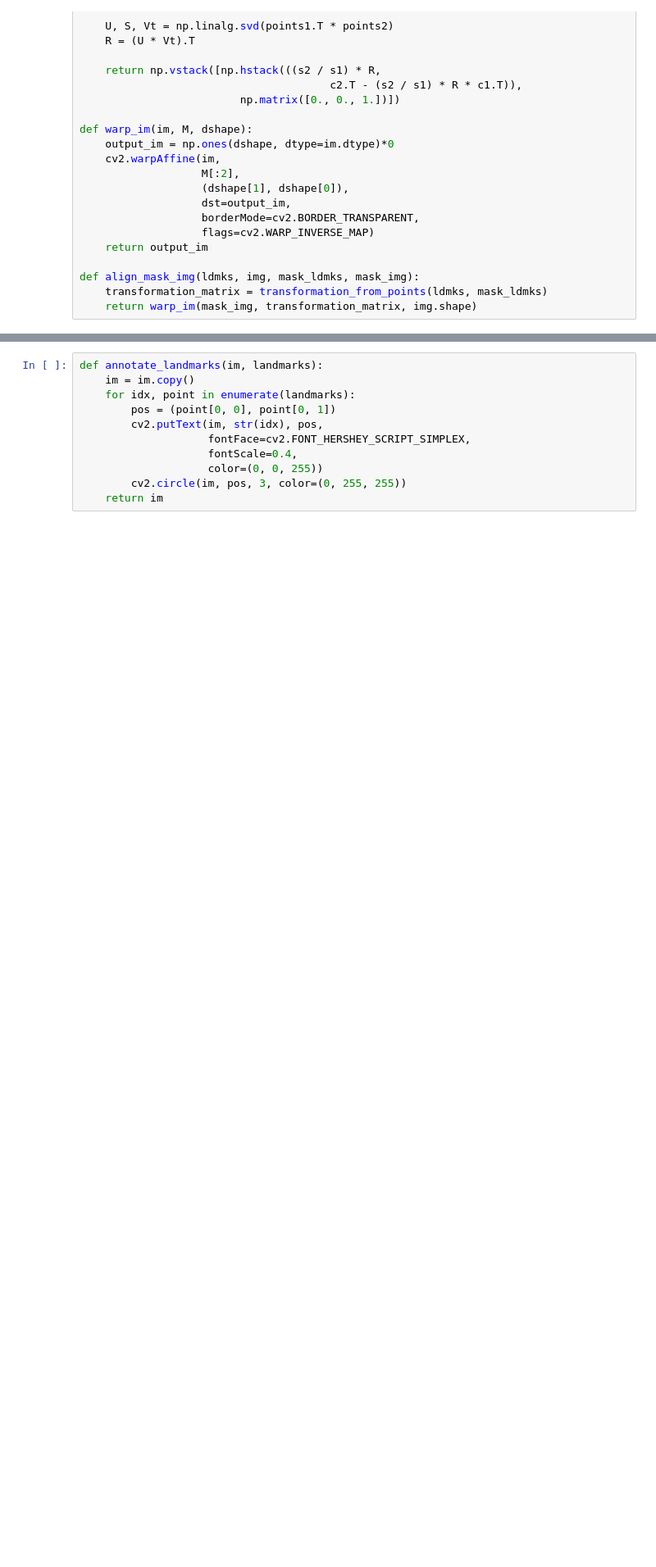
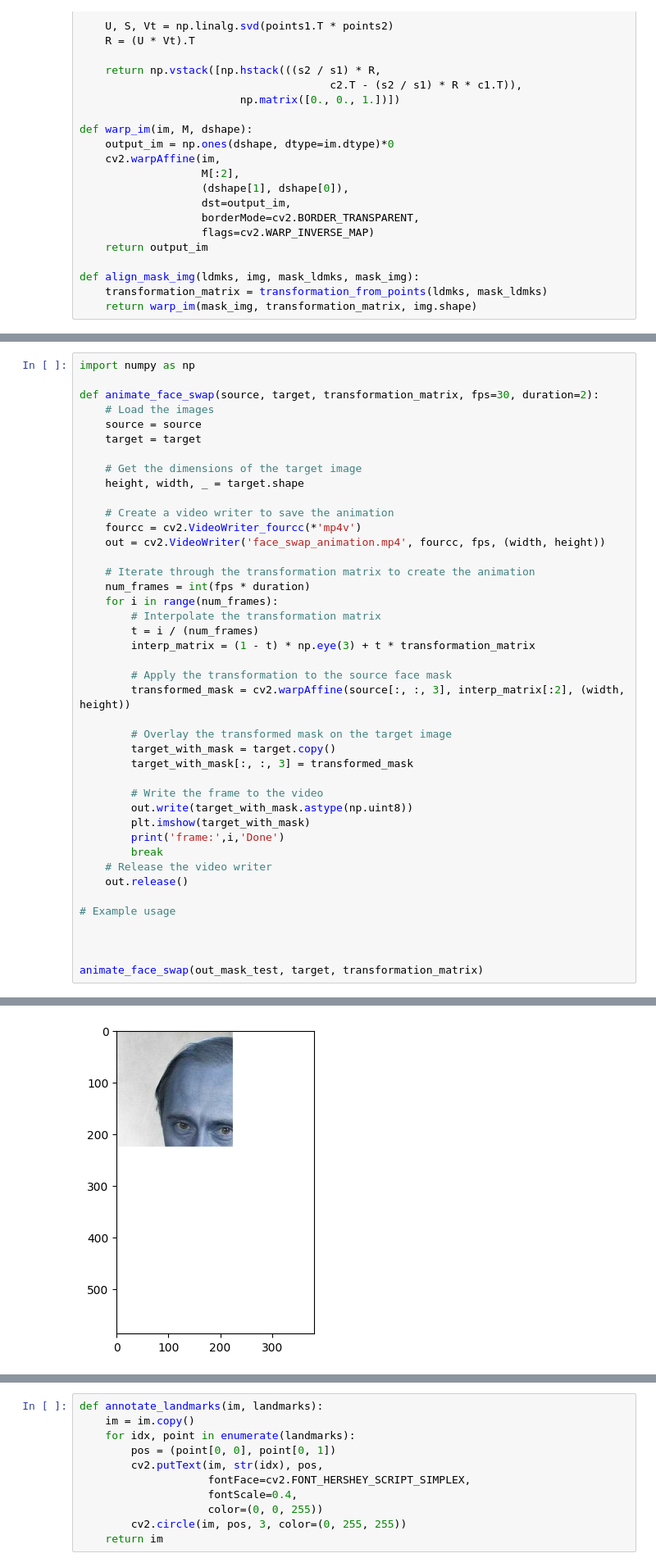
Before and after one commit to xxBLUECATxx/Face-Drawing, a Jupyter notebook: lab.ipynb, the cells around one changed output, grey strips where cells are left out. Shown at 82% size. Drawn from its saved outputs; the diff is of its cells as text; blank space fills up the shorter version.

```diff
--- a/lab.ipynb
+++ b/lab.ipynb
@@ -336,0 +411,43 @@ plt.imshow(warp_img_face)
+# %%
+import numpy as np
+
+def animate_face_swap(source, target, transformation_matrix, fps=30, duration=2):
+    # Load the images
+    source = source
+    target = target
+
+    # Get the dimensions of the target image
+    height, width, _ = target.shape
+
+    # Create a video writer to save the animation
+    fourcc = cv2.VideoWriter_fourcc(*'mp4v')
+    out = cv2.VideoWriter('face_swap_animation.mp4', fourcc, fps, (width, height))
+
+    # Iterate through the transformation matrix to create the animation
+    num_frames = int(fps * duration)
+    for i in range(num_frames):
+        # Interpolate the transformation matrix
+        t = i / (num_frames)
+        interp_matrix = (1 - t) * np.eye(3) + t * transformation_matrix
+
+        # Apply the transformation to the source face mask
+        transformed_mask = cv2.warpAffine(source[:, :, 3], interp_matrix[:2], (width, height))
+
+        # Overlay the transformed mask on the target image
+        target_with_mask = target.copy()
+        target_with_mask[:, :, 3] = transformed_mask
+
+        # Write the frame to the video
+        out.write(target_with_mask.astype(np.uint8))
+        plt.imshow(target_with_mask)
+        print('frame:',i,'Done')
+        break
+    # Release the video writer
+    out.release()
+
+# Example usage
+
+
+
+animate_face_swap(out_mask_test, target, transformation_matrix)
+# %% [output]
@@ -337,3 +455,4 @@ plt.imshow(warp_img_face)
+[figure, added]
 # %%
 out = img.copy()
 out_face = img.copy()
```
Also changed, not shown: parts of 22 cells of this notebook.
